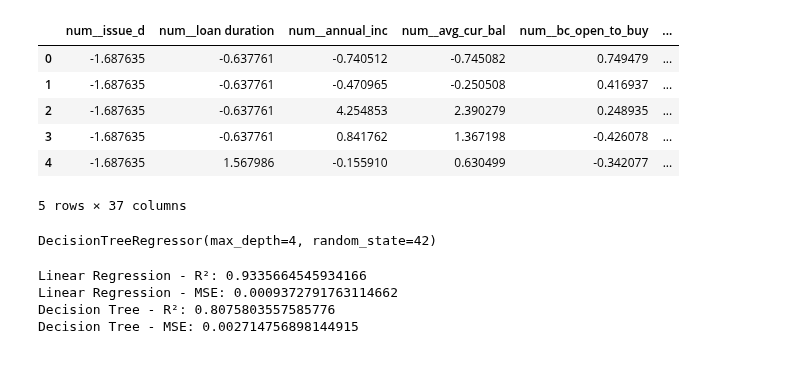
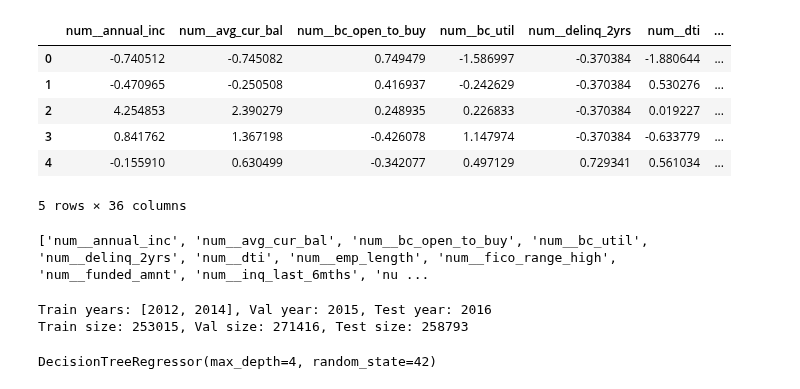
Before and after one commit to Sheetal-12/Interpretable-Credit-Default-Prediction, a Jupyter notebook: notebooks/step1.ipynb, the cells around one changed output. Saved outputs shown, nothing was run; the diff lists cells and outputs as text; code cells hidden in the pictures.

```diff
--- a/notebooks/step1.ipynb
+++ b/notebooks/step1.ipynb
@@ -8,14 +9,17 @@ from sklearn.tree import DecisionTreeRegressor
 from sklearn.metrics import r2_score, mean_squared_error
 from sklearn.tree import plot_tree
 # %%
-df = pd.read_csv("../data/dataproject2025_preprocessed_ordinal.csv")
-# df = pd.read_csv("../data/dataproject2025_preprocessed.csv")
+df = pd.read_csv("../data/dataproject2025_preprocessed_combined.csv")
 df.head()
 # %% [output]
-|  | num__issue_d | num__loan duration | num__annual_inc | num__avg_cur_bal | num__bc_open_to_buy | ... |
-| 0 | -1.687635 | -0.637761 | -0.740512 | -0.745082 | 0.749479 | ... |
-| 1 | -1.687635 | -0.637761 | -0.470965 | -0.250508 | 0.416937 | ... |
-| 2 | -1.687635 | -0.637761 | 4.254853 | 2.390279 | 0.248935 | ... |
-| 3 | -1.687635 | -0.637761 | 0.841762 | 1.367198 | -0.426078 | ... |
-| 4 | -1.687635 | 1.567986 | -0.155910 | 0.630499 | -0.342077 | ... |
+|  | num__annual_inc | num__avg_cur_bal | num__bc_open_to_buy | num__bc_util | num__delinq_2yrs | num__dti | ... |
+| 0 | -0.740512 | -0.745082 | 0.749479 | -1.586997 | -0.370384 | -1.880644 | ... |
+| 1 | -0.470965 | -0.250508 | 0.416937 | -0.242629 | -0.370384 | 0.530276 | ... |
+| 2 | 4.254853 | 2.390279 | 0.248935 | 0.226833 | -0.370384 | 0.019227 | ... |
+| 3 | 0.841762 | 1.367198 | -0.426078 | 1.147974 | -0.370384 | -0.633779 | ... |
+| 4 | -0.155910 | 0.630499 | -0.342077 | 0.497129 | 0.729341 | 0.561034 | ... |
-5 rows × 37 columns
+5 rows × 36 columns
+# %%
+print(df.columns.tolist())
+# %% [output]
+['num__annual_inc', 'num__avg_cur_bal', 'num__bc_open_to_buy', 'num__bc_util', 'num__delinq_2yrs', 'num__dti', 'num__emp_length', 'num__fico_range_high', 'num__funded_amnt', 'num__inq_last_6mths', 'nu ...
@@ -24,4 +33,23 @@ X = df.drop(columns = ["target", "Predicted probabilities"])
 y = df["Predicted probabilities"]
+# %%
+train_years = [df["passthrough__issue_d"].min(), df["passthrough__issue_d"].min() + 2]  # first 3 years
+val_year = train_years[1] + 1                                 # 4th year
+test_year = val_year + 1                                      # 5th year
+
+X_train = X[df["passthrough__issue_d"].between(train_years[0], train_years[1])]
+y_train = y[df["passthrough__issue_d"].between(train_years[0], train_years[1])]
+
+X_val = X[df["passthrough__issue_d"] == val_year]
+y_val = y[df["passthrough__issue_d"] == val_year]
+
+X_test = X[df["passthrough__issue_d"] == test_year]
+y_test = y[df["passthrough__issue_d"] == test_year]
+
+print(f"Train years: {train_years}, Val year: {val_year}, Test year: {test_year}")
+print(f"Train size: {len(X_train)}, Val size: {len(X_val)}, Test size: {len(X_test)}")
+# %% [output]
+Train years: [2012, 2014], Val year: 2015, Test year: 2016
+Train size: 253015, Val size: 271416, Test size: 258793
 # %%
 
 # Linear regression surrogate
@@ -34,18 +62,2 @@ tree_reg.fit(X, y)
 # %% [output]
 DecisionTreeRegressor(max_depth=4, random_state=42)
-# %%
-
-
-y_pred_lin = lin_reg.predict(X)
-y_pred_tree = tree_reg.predict(X)
-
-print("Linear Regression - R²:", r2_score(y, y_pred_lin))
-print("Linear Regression - MSE:", mean_squared_error(y, y_pred_lin))
-
-print("Decision Tree - R²:", r2_score(y, y_pred_tree))
-print("Decision Tree - MSE:", mean_squared_error(y, y_pred_tree))
-# %% [output]
-Linear Regression - R²: 0.9335664545934166
-Linear Regression - MSE: 0.0009372791763114662
-Decision Tree - R²: 0.8075803557585776
-Decision Tree - MSE: 0.002714756898144915
```
Also changed, not shown: parts of 9 cells of this notebook.
